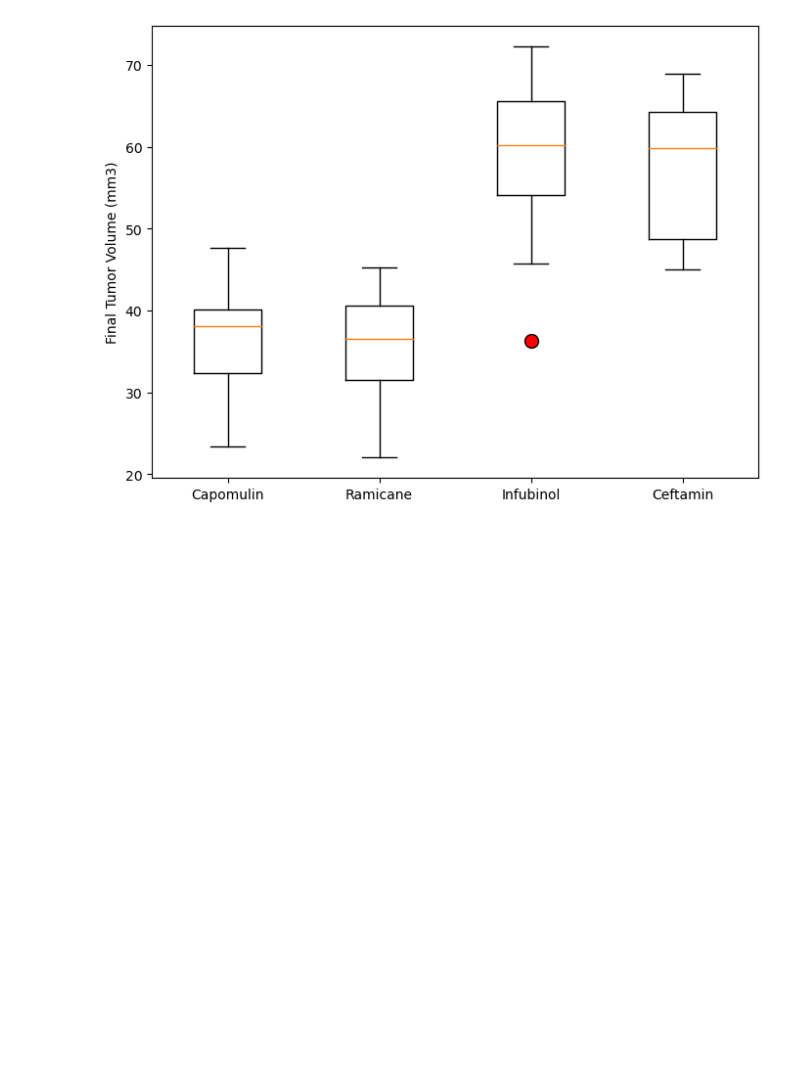
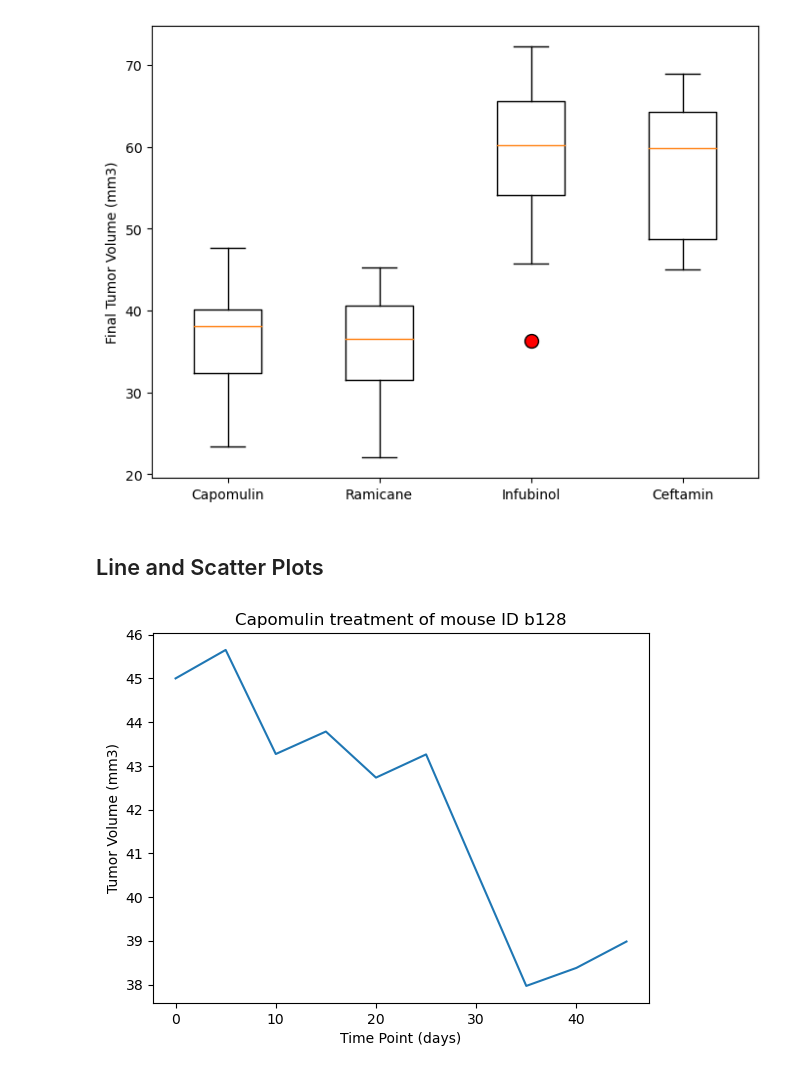
Before and after one commit to yennyrangel/visualization-challenge, a Jupyter notebook: Pymaceuticals/Pymaceuticals_main.ipynb, the cells around one changed output. Drawn from its saved outputs; the diff is of its cells as text; code cells hidden in the pictures; blank space fills up the shorter version.

Commit message:
The line and scatter plots were calculated

```diff
--- a/Pymaceuticals/Pymaceuticals_main.ipynb
+++ b/Pymaceuticals/Pymaceuticals_main.ipynb
@@ -264,3 +264,32 @@ plt.ylabel("Final Tumor Volume (mm3)")
 plt.show()
 # %% [output]
 [figure]
+# %% [markdown]
+## Line and Scatter Plots
+# %%
+# Generate a line plot of tumor volume vs. time point for a single mouse treated with Capomulin
+
+# Filter the data to only include mice treated with Capomulin
+df_capomulin = combined_data[combined_data['Drug Regimen'] == 'Capomulin']
+
+# Select a single mouse
+mouse_id = 'b128'
+
+# Filter the data to only include the selected mouse
+df_mouse = df_capomulin[df_capomulin['Mouse ID'] == mouse_id]
+
+# Create the line plot
+fig, ax = plt.subplots()
+ax.plot(df_mouse['Timepoint'], df_mouse['Tumor Volume (mm3)'])
+
+# Set the axis labels
+ax.set_xlabel('Time Point (days)')
+ax.set_ylabel('Tumor Volume (mm3)')
+
+# Set the title
+ax.set_title('Capomulin treatment of mouse ID {}'.format(mouse_id))
+
+# Show the plot
+plt.show()
+# %% [output]
+[figure, added]
```
Also changed, not shown: parts of 2 cells of this notebook.
